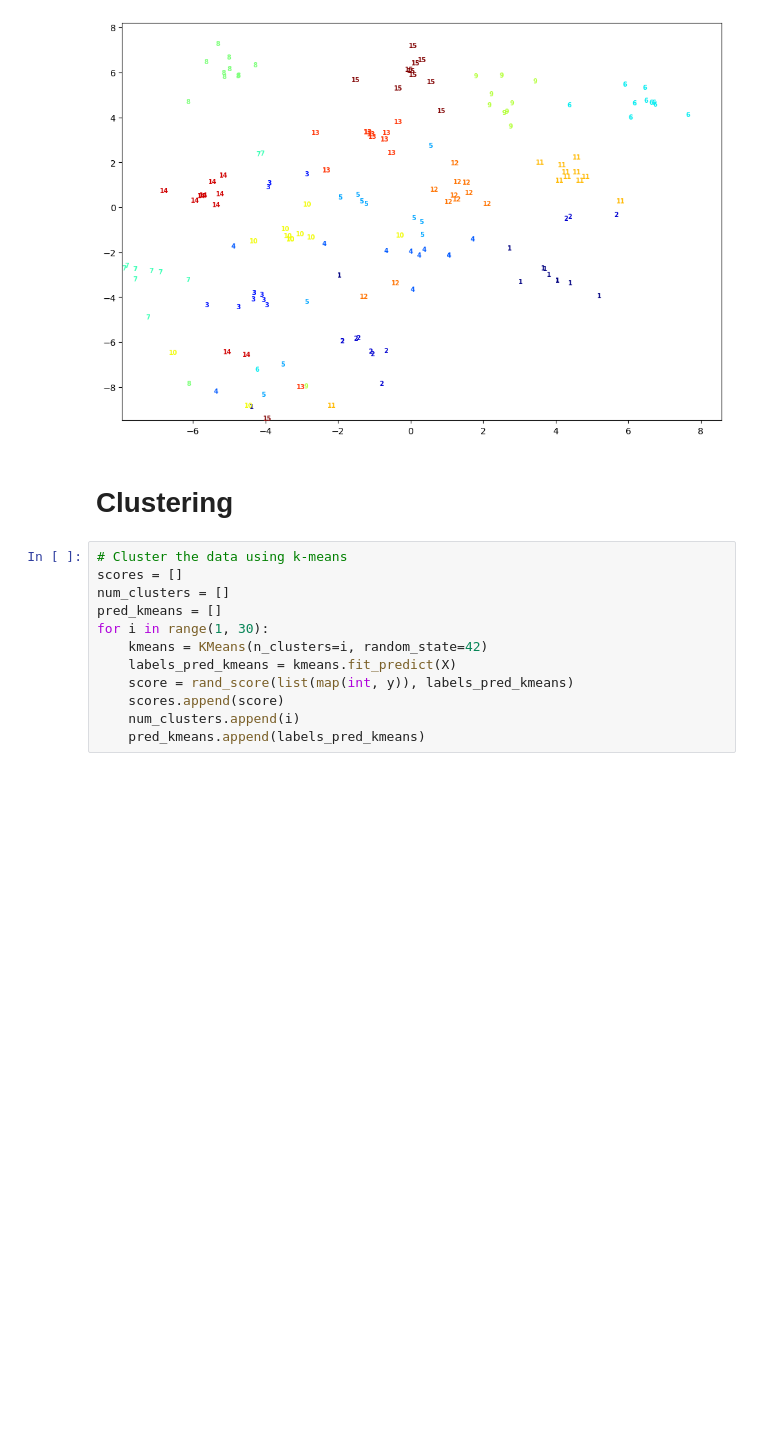
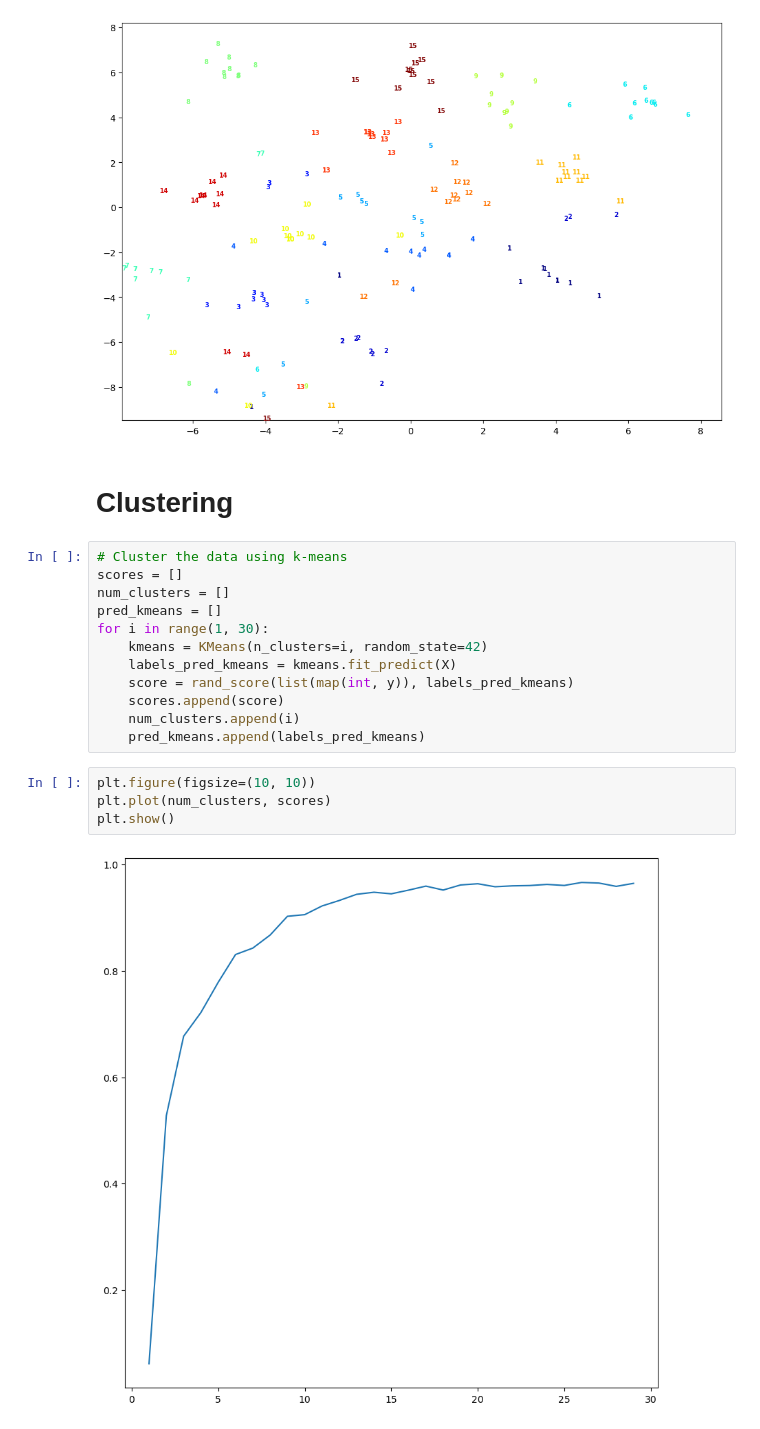
Before and after one commit to afsharino/Computational-Intelligence, a Jupyter notebook: Contents/01. Unsupervised Learning/Assignments/Clustering-Project/src/Clustering-Phase 1.ipynb, the cells around one changed output. Cells and saved outputs as stored; diff of their text form; blank space fills up the shorter version.

```diff
--- a/Contents/01. Unsupervised Learning/Assignments/Clustering-Project/src/Clustering-Phase 1.ipynb
+++ b/Contents/01. Unsupervised Learning/Assignments/Clustering-Project/src/Clustering-Phase 1.ipynb
@@ -215,3 +215,9 @@ for i in range(1, 30):
     scores.append(score)
     num_clusters.append(i)
     pred_kmeans.append(labels_pred_kmeans)
+# %%
+plt.figure(figsize=(10, 10))
+plt.plot(num_clusters, scores)
+plt.show()
+# %% [output]
+[figure, added]
```
Also changed, not shown: parts of 2 cells of this notebook, 2 other files.
